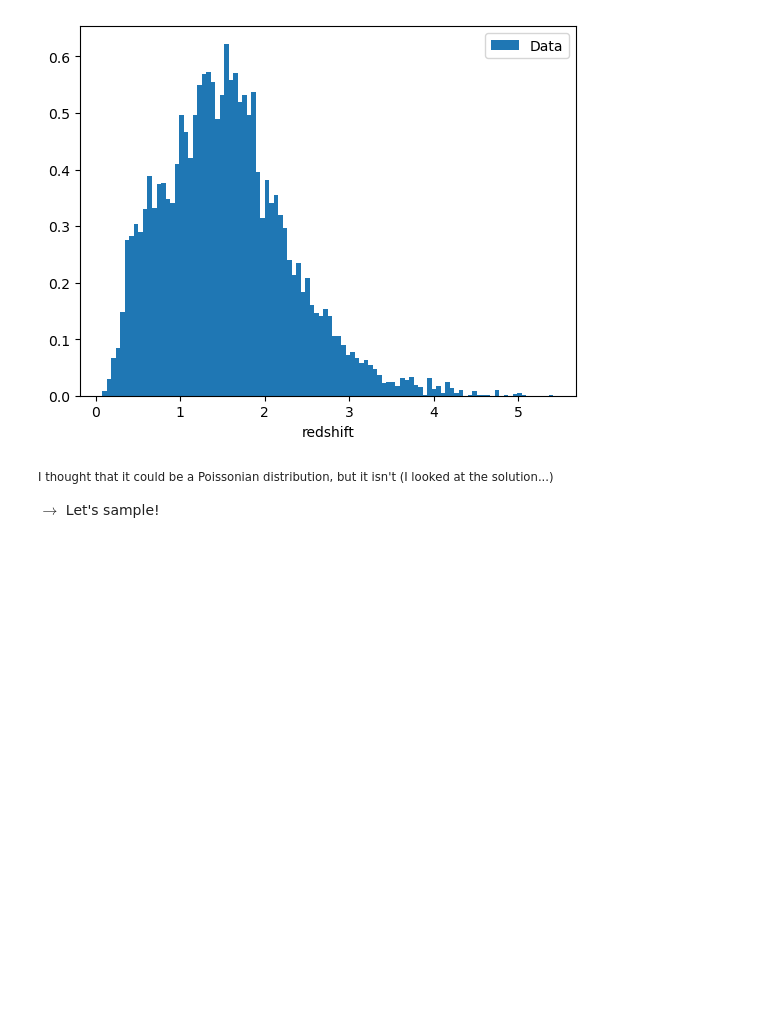
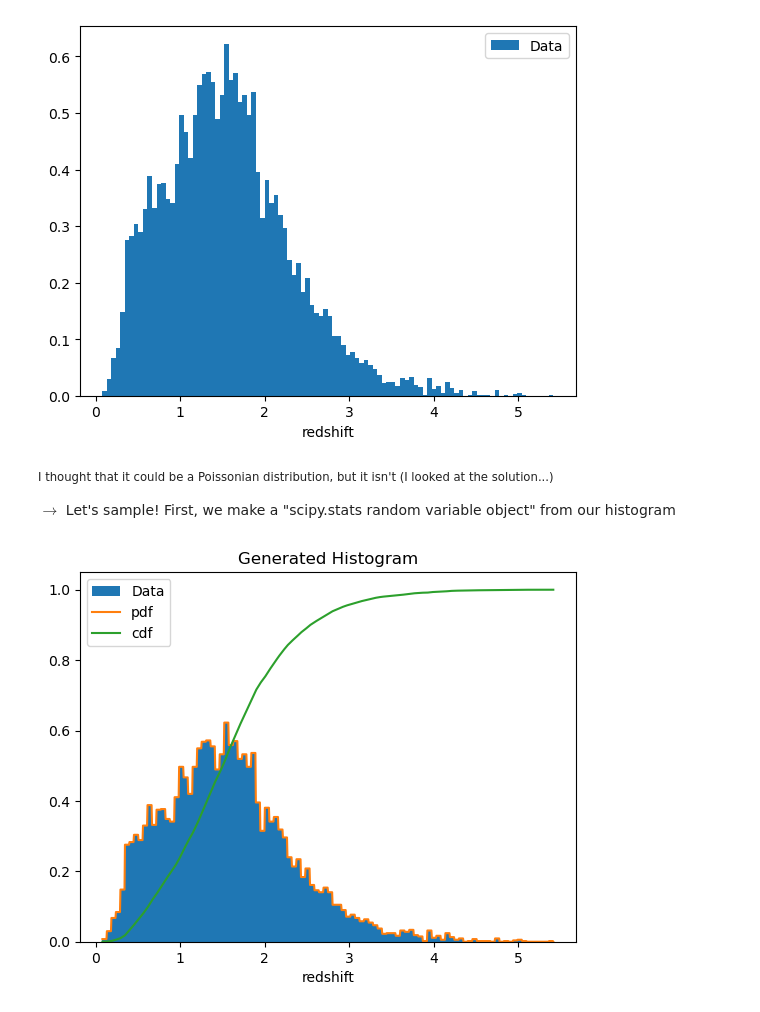
Before and after one commit to Ale5606/ilovegit, a Jupyter notebook: STAT/010525/L4.ipynb, the cells around one changed output. Saved outputs shown, nothing was run; the diff lists cells and outputs as text; code cells hidden in the pictures; blank space fills up the shorter version.

```diff
--- a/STAT/010525/L4.ipynb
+++ b/STAT/010525/L4.ipynb
@@ -15,3 +15,5 @@ data = fetch_dr7_quasar()
 data = data[:10000]
 
 z = data['redshift']
+
+nBins = 100
@@ -31,3 +29,21 @@ plt.show()
 
 
 $\rightarrow $ Let's sample!
+First, we make a "scipy.stats random variable object" from our histogram
+# %%
+import scipy.stats
+
+counts, bins = np.histogram(z, bins=nBins, density=True)
+
+h = scipy.stats.rv_histogram((counts, bins))
+x = np.linspace(min(z), max(z), 1000)
+
+plt.hist(z, nBins, density=True, label='Data')
+plt.plot(x, h.pdf(x), label='pdf')
+plt.plot(x, h.cdf(x), label='cdf')
+plt.xlabel('redshift')
+plt.title('Generated Histogram')
+plt.legend()
+plt.show()
+# %% [output]
+[figure, added]
```
Also changed, not shown: parts of 5 cells of this notebook.
